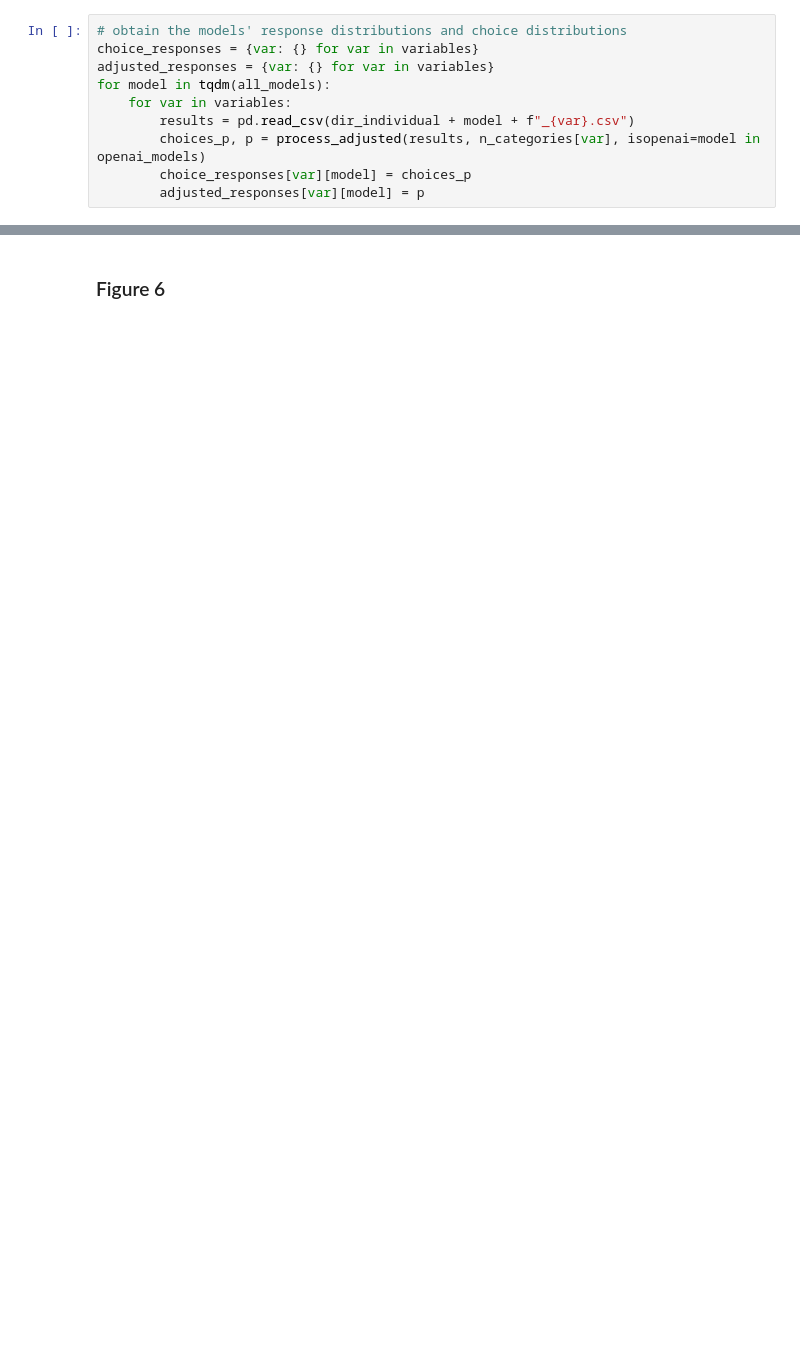
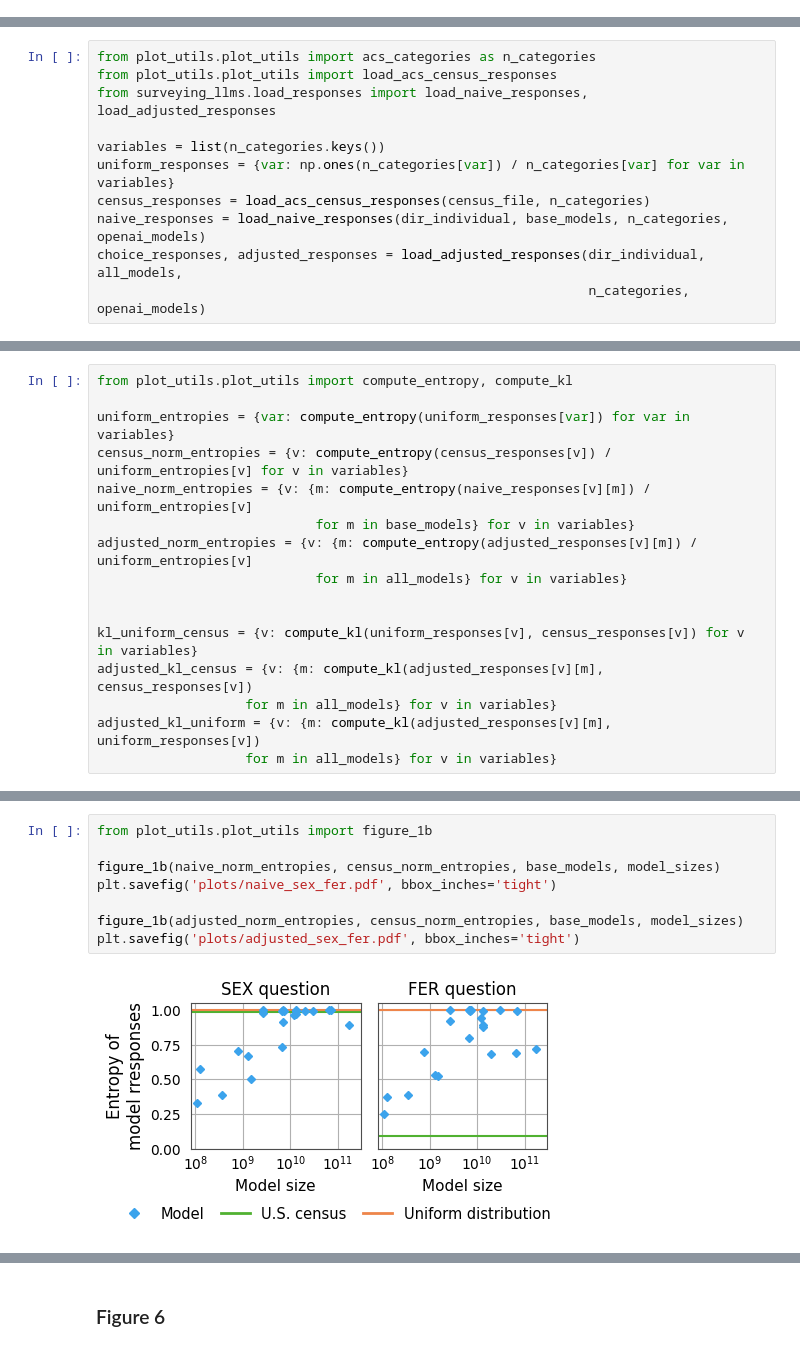
Before and after one commit to socialfoundations/surveying-language-models, a Jupyter notebook: figures.ipynb, the cells around one changed output, grey strips where cells are left out. Cells and saved outputs as stored; diff of their text form; blank space fills up the shorter version.

```diff
--- a/figures.ipynb
+++ b/figures.ipynb
@@ -356,10 +0,0 @@ def process_adjusted(df, n_cats, isopenai=False):
-# %%
-# obtain the models' response distributions and choice distributions
-choice_responses = {var: {} for var in variables}
-adjusted_responses = {var: {} for var in variables}
-for model in tqdm(all_models):
-    for var in variables:
-        results = pd.read_csv(dir_individual + model + f"_{var}.csv")
-        choices_p, p = process_adjusted(results, n_categories[var], isopenai=model in openai_models)
-        choice_responses[var][model] = choices_p
-        adjusted_responses[var][model] = p
@@ -651,0 +27,11 @@ plt.savefig('plots/adjusted_kl_cens_unif.pdf', bbox_inches='tight')
+# %%
+from plot_utils.plot_utils import acs_categories as n_categories
+from plot_utils.plot_utils import load_acs_census_responses
+from surveying_llms.load_responses import load_naive_responses, load_adjusted_responses
+
+variables = list(n_categories.keys())
+uniform_responses = {var: np.ones(n_categories[var]) / n_categories[var] for var in variables}
+census_responses = load_acs_census_responses(census_file, n_categories)
+naive_responses = load_naive_responses(dir_individual, base_models, n_categories, openai_models)
+choice_responses, adjusted_responses = load_adjusted_responses(dir_individual, all_models,
+                                                               n_categories, openai_models)
@@ -651,0 +41,16 @@ plt.savefig('plots/adjusted_kl_cens_unif.pdf', bbox_inches='tight')
+# %%
+from plot_utils.plot_utils import compute_entropy, compute_kl
+
+uniform_entropies = {var: compute_entropy(uniform_responses[var]) for var in variables}
+census_norm_entropies = {v: compute_entropy(census_responses[v]) / uniform_entropies[v] for v in variables}
+naive_norm_entropies = {v: {m: compute_entropy(naive_responses[v][m]) / uniform_entropies[v]
+                            for m in base_models} for v in variables}
+adjusted_norm_entropies = {v: {m: compute_entropy(adjusted_responses[v][m]) / uniform_entropies[v]
+                            for m in all_models} for v in variables}
+
+
+kl_uniform_census = {v: compute_kl(uniform_responses[v], census_responses[v]) for v in variables}
+adjusted_kl_census = {v: {m: compute_kl(adjusted_responses[v][m], census_responses[v])
+                   for m in all_models} for v in variables}
+adjusted_kl_uniform = {v: {m: compute_kl(adjusted_responses[v][m], uniform_responses[v])
+                   for m in all_models} for v in variables}
@@ -651,0 +59,10 @@ plt.savefig('plots/adjusted_kl_cens_unif.pdf', bbox_inches='tight')
+# %%
+from plot_utils.plot_utils import figure_1b
+
+figure_1b(naive_norm_entropies, census_norm_entropies, base_models, model_sizes)
+plt.savefig('plots/naive_sex_fer.pdf', bbox_inches='tight')
+
+figure_1b(adjusted_norm_entropies, census_norm_entropies, base_models, model_sizes)
+plt.savefig('plots/adjusted_sex_fer.pdf', bbox_inches='tight')
+# %% [output]
+[figure, added]
```
Also changed, not shown: parts of 136 cells of this notebook, 31 other files.
